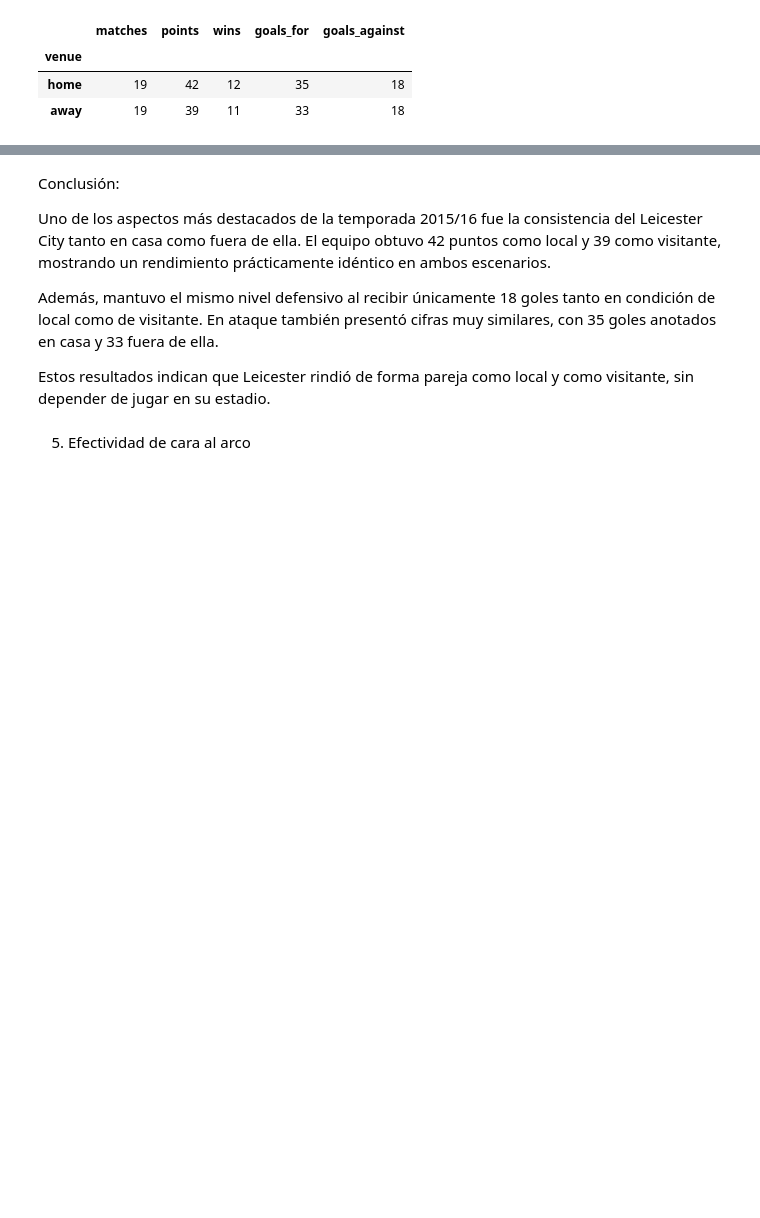
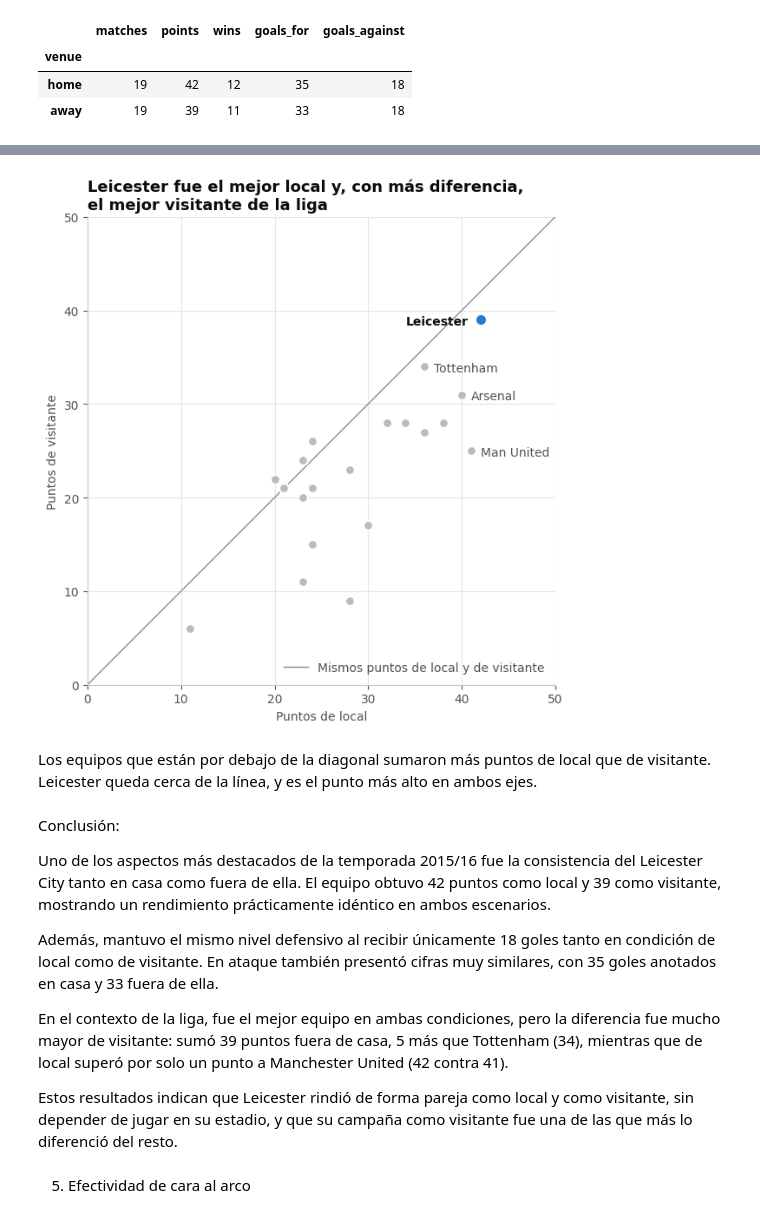
Before and after one commit to FrancoJarc/leicester-city-2015-16, a Jupyter notebook: notebooks/analysis.ipynb, the cells around one changed output, grey strips where cells are left out. Cells and saved outputs as stored; diff of their text form; code cells hidden in the pictures; blank space fills up the shorter version.

```diff
--- a/notebooks/analysis.ipynb
+++ b/notebooks/analysis.ipynb
@@ -462,0 +521,7 @@ venue_stats
+# %%
+venue_points = team_matches.pivot_table(index="team", columns="venue", values="points", aggfunc="sum")
+
+print("Mejores locales:")
+print(venue_points["home"].sort_values(ascending=False).head(3).to_string())
+print("\nMejores visitantes:")
+print(venue_points["away"].sort_values(ascending=False).head(3).to_string())
@@ -463,3 +540,44 @@ venue_stats
+# %%
+others = venue_points.drop(TEAM)
+
+fig, ax = plt.subplots(figsize=(7, 7))
+
+# Línea de referencia: mismos puntos de local que de visitante
+ax.plot([0, 50], [0, 50], color=REFERENCE, linewidth=1, zorder=1,
+        label="Mismos puntos de local y de visitante")
+
+ax.scatter(others["home"], others["away"], s=60, color=NEUTRAL, edgecolor="white", linewidth=1.5, zorder=2)
+ax.scatter(venue_points.loc[TEAM, "home"], venue_points.loc[TEAM, "away"],
+           s=90, color=HIGHLIGHT, edgecolor="white", linewidth=1.5, zorder=3)
+
+labels = {
+    TEAM: (-10, -4, "right"),
+    "Tottenham": (8, -4, "left"),
+    "Arsenal": (8, -4, "left"),
+    "Man United": (8, -4, "left")
+}
+for team, (dx, dy, ha) in labels.items():
+    color = TEXT_PRIMARY if team == TEAM else TEXT_SECONDARY
+    ax.annotate(team, (venue_points.loc[team, "home"], venue_points.loc[team, "away"]),
+                xytext=(dx, dy), textcoords="offset points", ha=ha, color=color,
+                fontweight="bold" if team == TEAM else "normal")
+
+ax.set_title("Leicester fue el mejor local y, con más diferencia,\nel mejor visitante de la liga")
+ax.set_xlabel("Puntos de local")
+ax.set_ylabel("Puntos de visitante")
+ax.set_xlim(0, 50)
+ax.set_ylim(0, 50)
+ax.set_aspect("equal")
+ax.legend(loc="lower right", frameon=False, labelcolor=TEXT_SECONDARY)
+ax.grid()
+ax.set_axisbelow(True)
+
+fig.savefig(IMAGES_DIR / "puntos_local_visitante.png")
+plt.show()
+# %% [output]
+[figure, added]
+# %% [markdown]
+Los equipos que están por debajo de la diagonal sumaron más puntos de local que de visitante. Leicester queda cerca de la línea, y es el punto más alto en ambos ejes.
 # %% [markdown]
 Conclusión:
 
@@ -467,7 +585,9 @@ Uno de los aspectos más destacados de la temporada 2015/16 fue la consistencia
 
 Además, mantuvo el mismo nivel defensivo al recibir únicamente 18 goles tanto en condición de local como de visitante. En ataque también presentó cifras muy similares, con 35 goles anotados en casa y 33 fuera de ella.
 
-Estos resultados indican que Leicester rindió de forma pareja como local y como visitante, sin depender de jugar en su estadio.
+En el contexto de la liga, fue el mejor equipo en ambas condiciones, pero la diferencia fue mucho mayor de visitante: sumó 39 puntos fuera de casa, 5 más que Tottenham (34), mientras que de local superó por solo un punto a Manchester United (42 contra 41).
+
+Estos resultados indican que Leicester rindió de forma pareja como local y como visitante, sin depender de jugar en su estadio, y que su campaña como visitante fue una de las que más lo diferenció del resto.
 # %% [markdown]
 5. Efectividad de cara al arco
 # %% [markdown]
```
Also changed, not shown: parts of 13 cells of this notebook, 4 other files.
